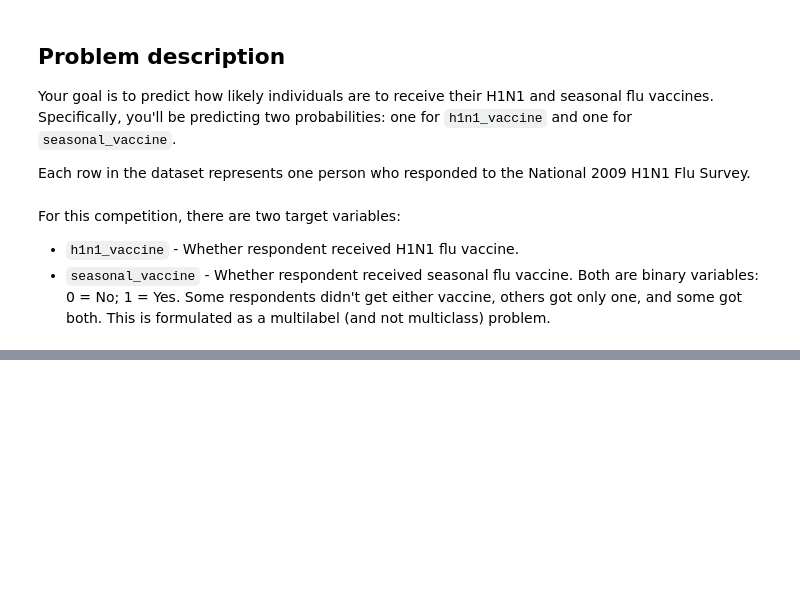
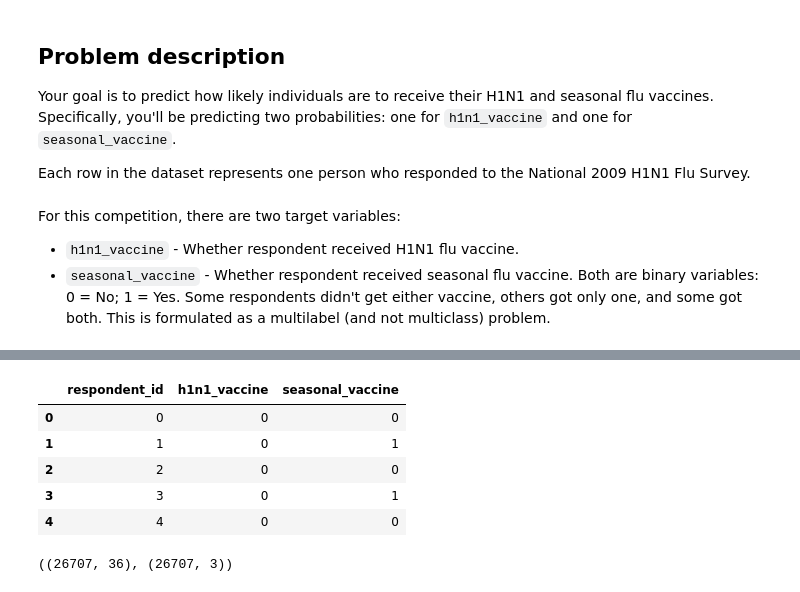
Before and after one commit to FREDRICKKYEKI/dsc-project-h1n1_prediction, a Jupyter notebook: index.ipynb, the cells around one changed output, grey strips where cells are left out. Saved outputs shown, nothing was run; the diff lists cells and outputs as text; code cells hidden in the pictures; blank space fills up the shorter version.

```diff
--- a/index.ipynb
+++ b/index.ipynb
@@ -60,0 +99,13 @@ behavioral_wash_hands - Has frequently washed hands or used hand sanitizer. (bin
+# %%
+train_labels_df.head()
+# %% [output]
+|  | respondent_id | h1n1_vaccine | seasonal_vaccine |
+| 0 | 0 | 0 | 0 |
+| 1 | 1 | 0 | 1 |
+| 2 | 2 | 0 | 0 |
+| 3 | 3 | 0 | 1 |
+| 4 | 4 | 0 | 0 |
+# %%
+train_features_df.shape, train_labels_df.shape
+# %% [output]
+((26707, 36), (26707, 3))
```
Also changed, not shown: parts of 13 cells of this notebook.
